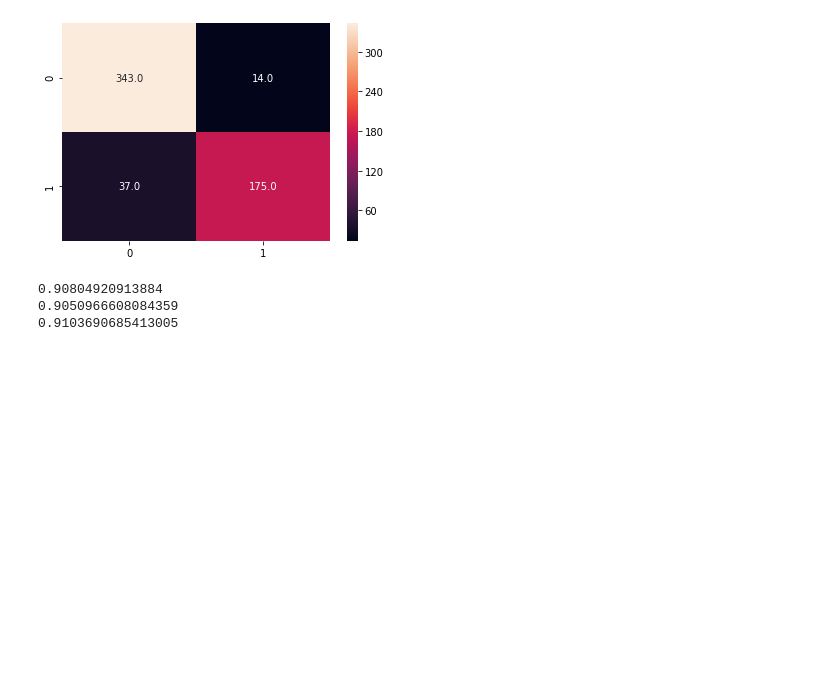
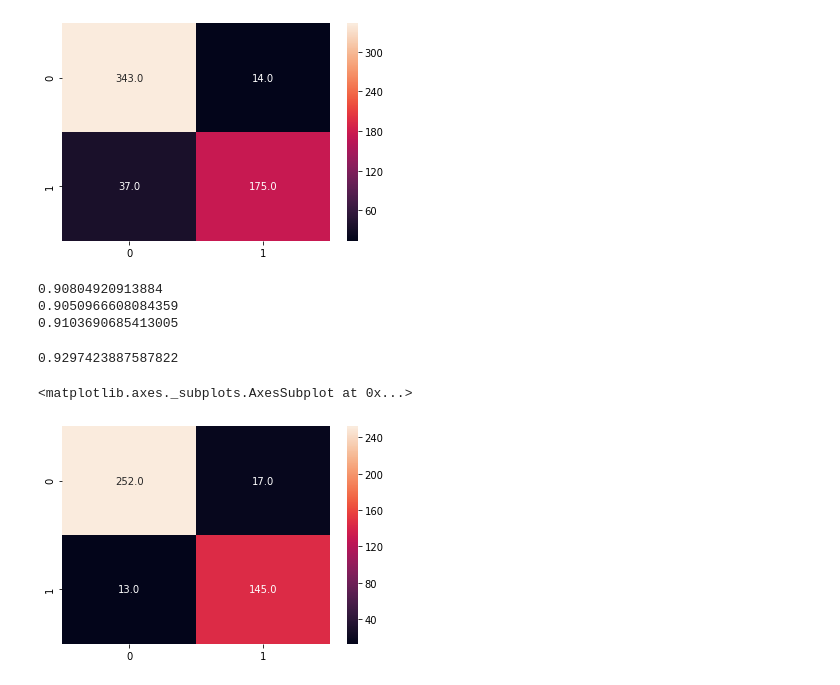
Before and after one commit to AlisaBurovaE/ProjectCancer, a Jupyter notebook: Cancer.ipynb, the cells around one changed output. Saved outputs shown, nothing was run; the diff lists cells and outputs as text; code cells hidden in the pictures; blank space fills up the shorter version.

```diff
--- a/Cancer.ipynb
+++ b/Cancer.ipynb
@@ -375,3 +375,26 @@ print(np.max(acc))
 0.90804920913884
 0.9050966608084359
 0.9103690685413005
+# %%
+from sklearn.model_selection import train_test_split
+
+xtr, xte, ytr, yte = train_test_split(X_s, Y, test_size = 0.75)
+# %%
+from sklearn.tree import DecisionTreeClassifier
+
+clf_dt = DecisionTreeClassifier()
+
+clf_dt.fit(xtr, ytr)
+
+ypre_dt = clf_dt.predict(xte)
+# %%
+accuracy_score(yte, ypre_dt)
+# %% [output]
+0.9297423887587822
+# %%
+cm1 = confusion_matrix(yte, ypre_dt)
+# %%
+sns.heatmap(cm1, annot = True, fmt = '.1f')
+# %% [output]
+<matplotlib.axes._subplots.AxesSubplot at 0x...>
+[figure, added]
```
